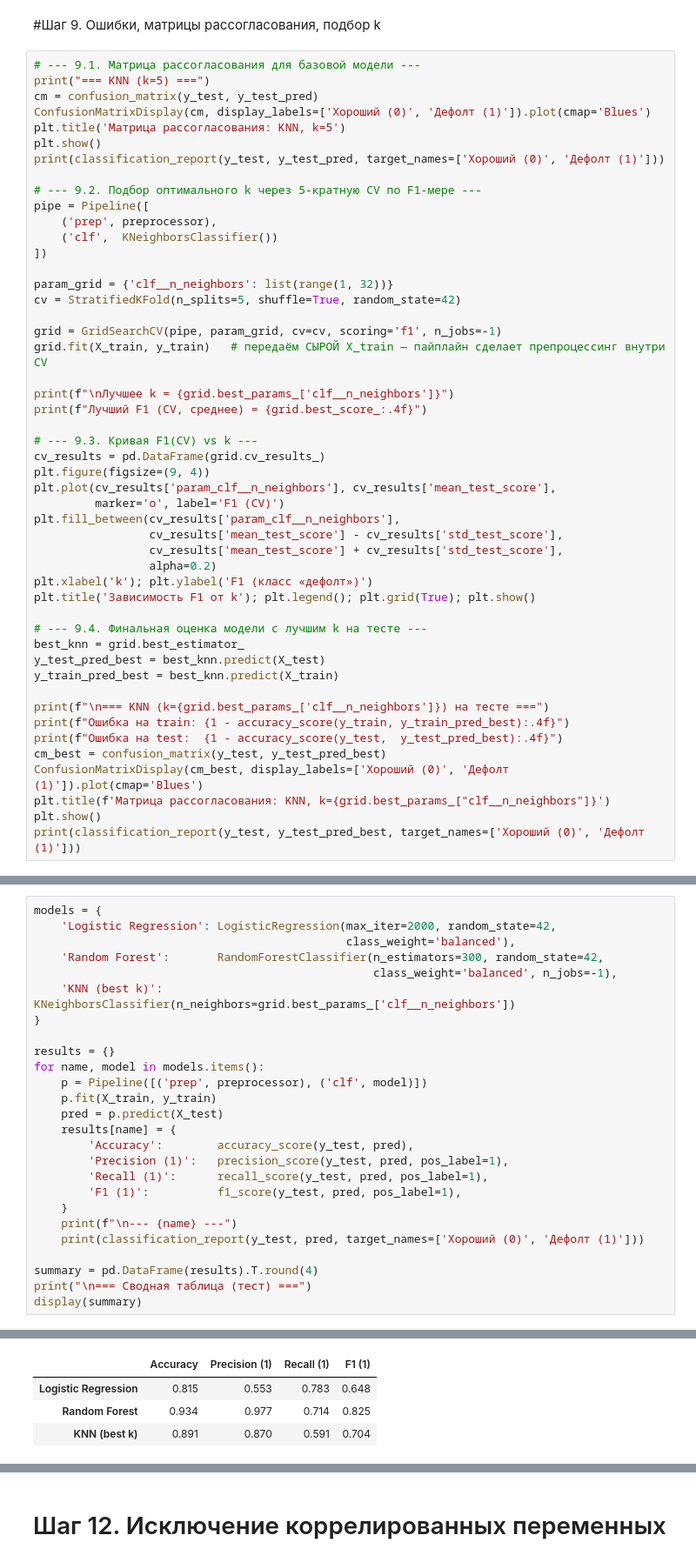
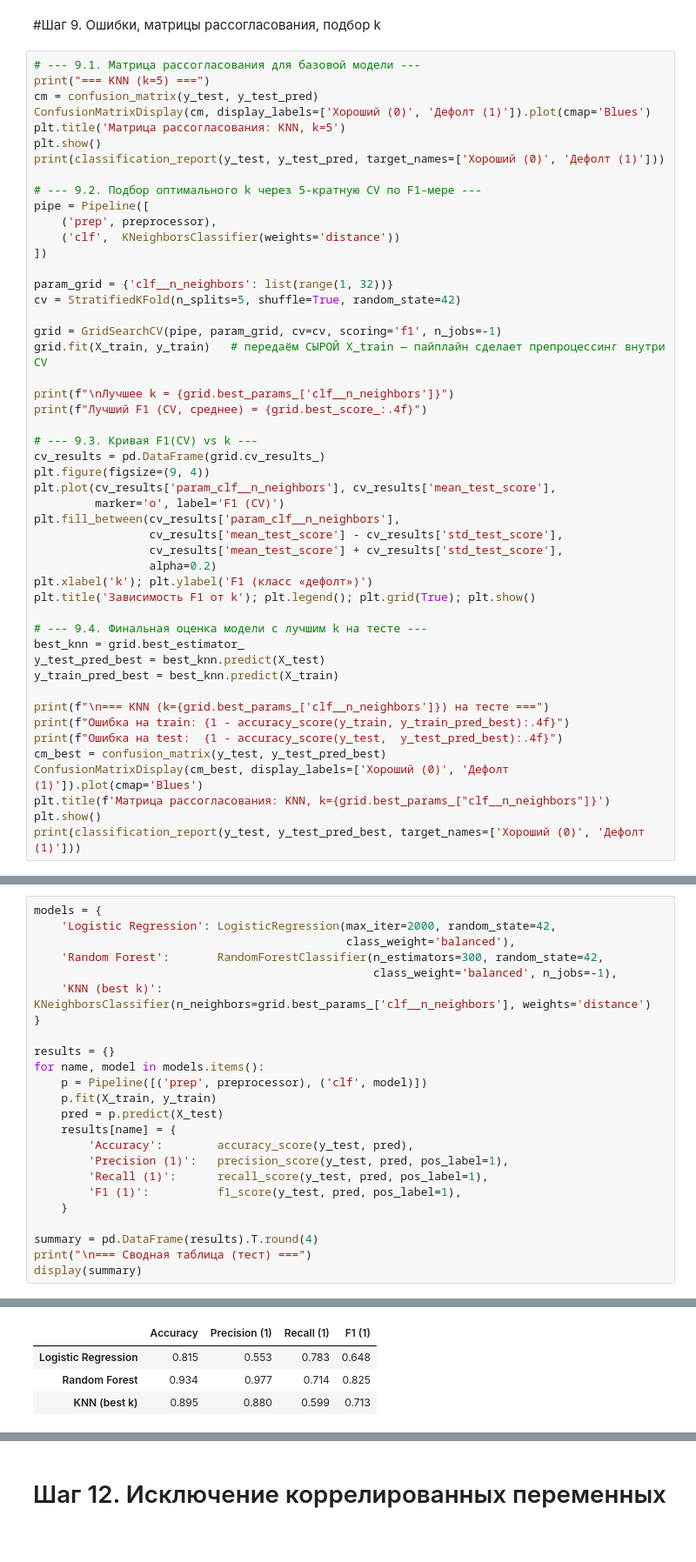
Before and after one commit to bogdanych/ML-homeworks, a Jupyter notebook: practical/ДЗ1.ipynb, the cells around one changed output, grey strips where cells are left out. Shown at 87% size. Cells and saved outputs as stored; diff of their text form.

```diff
--- a/practical/ДЗ1.ipynb
+++ b/practical/ДЗ1.ipynb
@@ -306,7 +487,7 @@ print(classification_report(y_test, y_test_pred, target_names=['Хороший (
 # --- 9.2. Подбор оптимального k через 5-кратную CV по F1-мере ---
 pipe = Pipeline([
     ('prep', preprocessor),
-    ('clf',  KNeighborsClassifier())
+    ('clf',  KNeighborsClassifier(weights='distance'))
 ])
 
 param_grid = {'clf__n_neighbors': list(range(1, 32))}
@@ -379,7 +570,7 @@ models = {
                                               class_weight='balanced'),
     'Random Forest':       RandomForestClassifier(n_estimators=300, random_state=42,
                                                   class_weight='balanced', n_jobs=-1),
-    'KNN (best k)':        KNeighborsClassifier(n_neighbors=grid.best_params_['clf__n_neighbors'])
+    'KNN (best k)':        KNeighborsClassifier(n_neighbors=grid.best_params_['clf__n_neighbors'], weights='distance')
 }
 
 results = {}
@@ -393,8 +584,6 @@ for name, model in models.items():
         'Recall (1)':      recall_score(y_test, pred, pos_label=1),
         'F1 (1)':          f1_score(y_test, pred, pos_label=1),
     }
-    print(f"\n--- {name} ---")
-    print(classification_report(y_test, pred, target_names=['Хороший (0)', 'Дефолт (1)']))
 
 summary = pd.DataFrame(results).T.round(4)
 print("\n=== Сводная таблица (тест) ===")
@@ -419,5 +592,5 @@ weighted avg       0.89      0.89      0.88      6517
 === Сводная таблица (тест) ===
 |  | Accuracy | Precision (1) | Recall (1) | F1 (1) |
 | Logistic Regression | 0.815 | 0.553 | 0.783 | 0.648 |
 | Random Forest | 0.934 | 0.977 | 0.714 | 0.825 |
-| KNN (best k) | 0.891 | 0.870 | 0.591 | 0.704 |
+| KNN (best k) | 0.895 | 0.880 | 0.599 | 0.713 |
```
Also changed, not shown: parts of 27 cells of this notebook.
